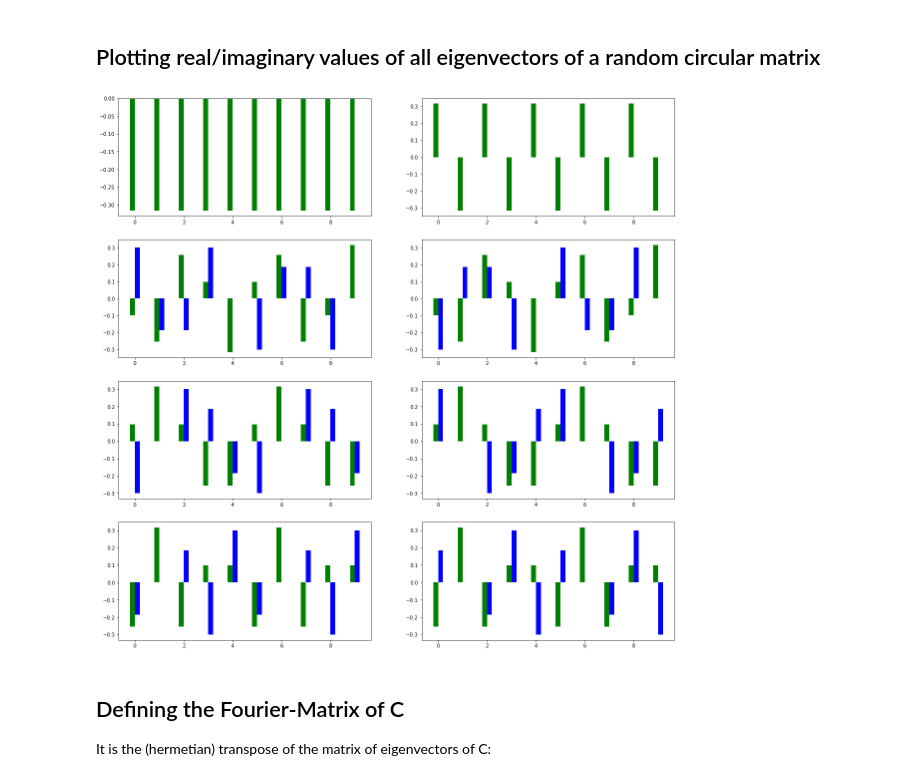
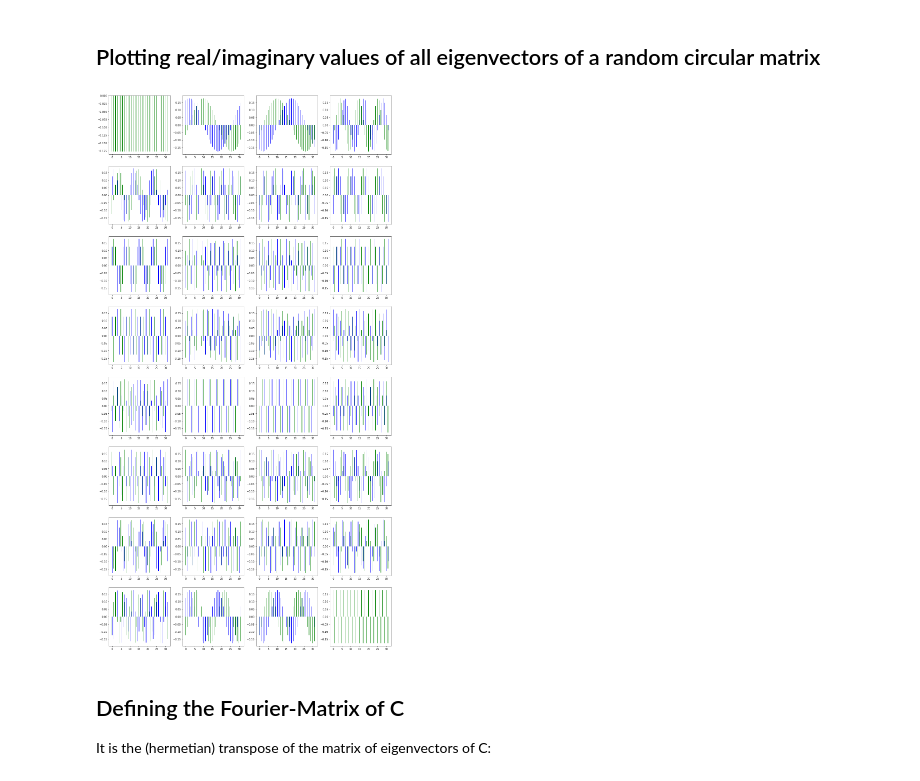
Before and after one commit to remolueoend/num_cse, a Jupyter notebook: filters.ipynb, the cells around one changed output. Saved outputs shown, nothing was run; the diff lists cells and outputs as text; code cells hidden in the pictures.

Commit message:
filters-notebook: increase number of EV-plots

```diff
--- a/filters.ipynb
+++ b/filters.ipynb
@@ -81,29 +81,29 @@ print(F2([1, 2, 3]))
 ## Plotting real/imaginary values of all eigenvectors of a random circular matrix
 # %%
 # random circular matrix
-n = 10
+n = 32
 col = np.random.rand(n)
 # col = np.array(range(n))
 mat = np.zeros((n, n))
 for i in range(n):
     mat[:,i] = np.roll(col, i)
 _, evs = la.eig(mat)
 
 comp_indices = np.array(range(n))
 
-maxplots = min(n, 8)
-cols = 2
+maxplots = min(n, 32)
+cols = 4
 
 rows = math.ceil(maxplots / float(cols))
 fig, axs = plt.subplots(rows, cols, figsize=(20, 5 * rows))
 for i in range(maxplots):
     r = int(i / cols)
     c = i % cols
     ax = axs[r, c] if rows > 1 and cols > 1 else axs[c] if cols > 1 else axs[r]
     ax.bar(comp_indices-0.1, np.real(evs[:,i]), color='green', width=0.2)
     ax.bar(comp_indices+0.1, np.imag(evs[:,i]), color='blue', width=0.2)
 # %% [output]
-[figure, old version]
+[figure, new version]
 # %% [markdown]
 ## Defining the Fourier-Matrix of C
 It is the (hermetian) transpose of the matrix of eigenvectors of C:
```
